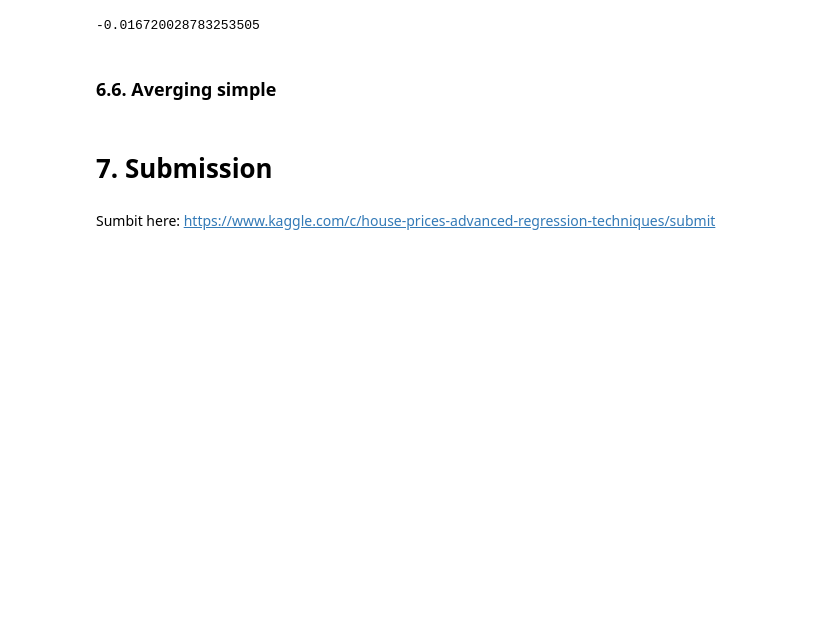
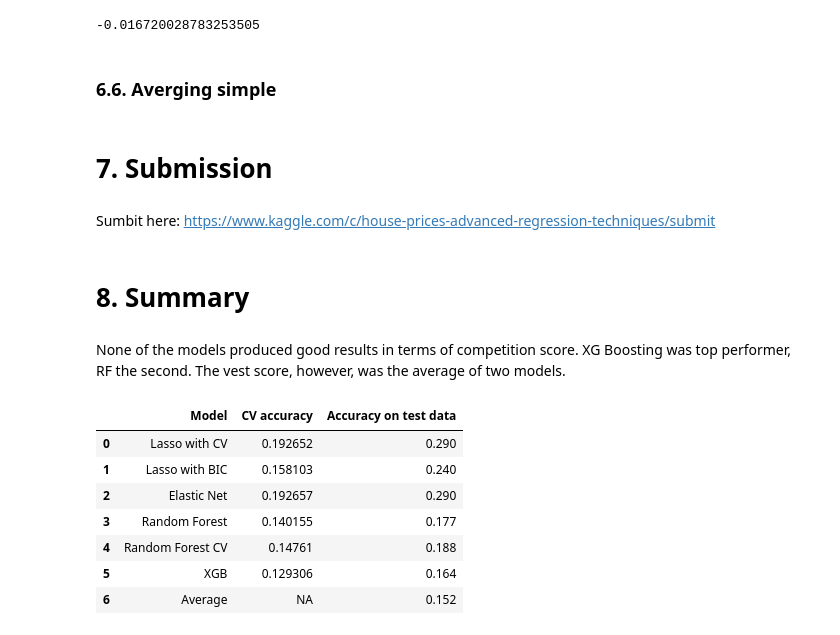
Before and after one commit to Mindauskas/house_prices, a Jupyter notebook: house_prices.ipynb, the cells around one changed output. Cells and saved outputs as stored; diff of their text form; code cells hidden in the pictures; blank space fills up the shorter version.

Commit message:
added summary

```diff
--- a/house_prices.ipynb
+++ b/house_prices.ipynb
@@ -804,3 +804,30 @@ rf_basic_sub.to_csv('rf_basic.csv', index=False)
 rf_cv_sub.to_csv('rf_cv.csv', index=False)
 avg_sub.to_csv('avg.csv', index=False)
 xgb_sub.to_csv('xgb.csv', index=False)
+# %% [markdown]
+# 8. Summary
+# %% [markdown]
+None of the models produced good results in terms of competition score. XG Boosting was top performer, RF the second. The vest score, however, was the average of two models.
+# %%
+pd.DataFrame({
+        'Model': ['Lasso with CV', 'Lasso with BIC', 'Elastic Net', 'Random Forest', 'Random Forest CV', 'XGB', 'Average'],
+        'CV accuracy': [
+            np.sqrt(-1*np.average(cross_val_score(lasso, X_train, y_train, cv=7, scoring='neg_mean_squared_error'))),
+            np.sqrt(-1*np.average(cross_val_score(lasso_bic, X_train, y_train, cv=7, scoring='neg_mean_squared_error'))),
+            np.sqrt(-1*np.average(cross_val_score(elnet, X_train, y_train, cv=7, scoring='neg_mean_squared_error'))),
+            np.sqrt(-1*np.average(cross_val_score(rf_basic, X_train, y_train, cv=7, scoring='neg_mean_squared_error'))),
+            np.sqrt(-1*np.average(cross_val_score(rf_cv, X_train, y_train, cv=7, scoring='neg_mean_squared_error'))),
+            np.sqrt(-1*np.average(cross_val_score(XGB, X_train.values, y_train.values, cv=7, scoring='neg_mean_squared_error'))),
+            'NA'
+        ],
+        'Accuracy on test data': [0.29, 0.24, 0.29, 0.177, 0.188, 0.164, 0.152]
+    })
+# %% [output]
+|  | Model | CV accuracy | Accuracy on test data |
+| 0 | Lasso with CV | 0.192652 | 0.290 |
+| 1 | Lasso with BIC | 0.158103 | 0.240 |
+| 2 | Elastic Net | 0.192657 | 0.290 |
+| 3 | Random Forest | 0.140155 | 0.177 |
+| 4 | Random Forest CV | 0.14761 | 0.188 |
+| 5 | XGB | 0.129306 | 0.164 |
+| 6 | Average | NA | 0.152 |
```
Also changed, not shown: parts of 7 cells of this notebook.
